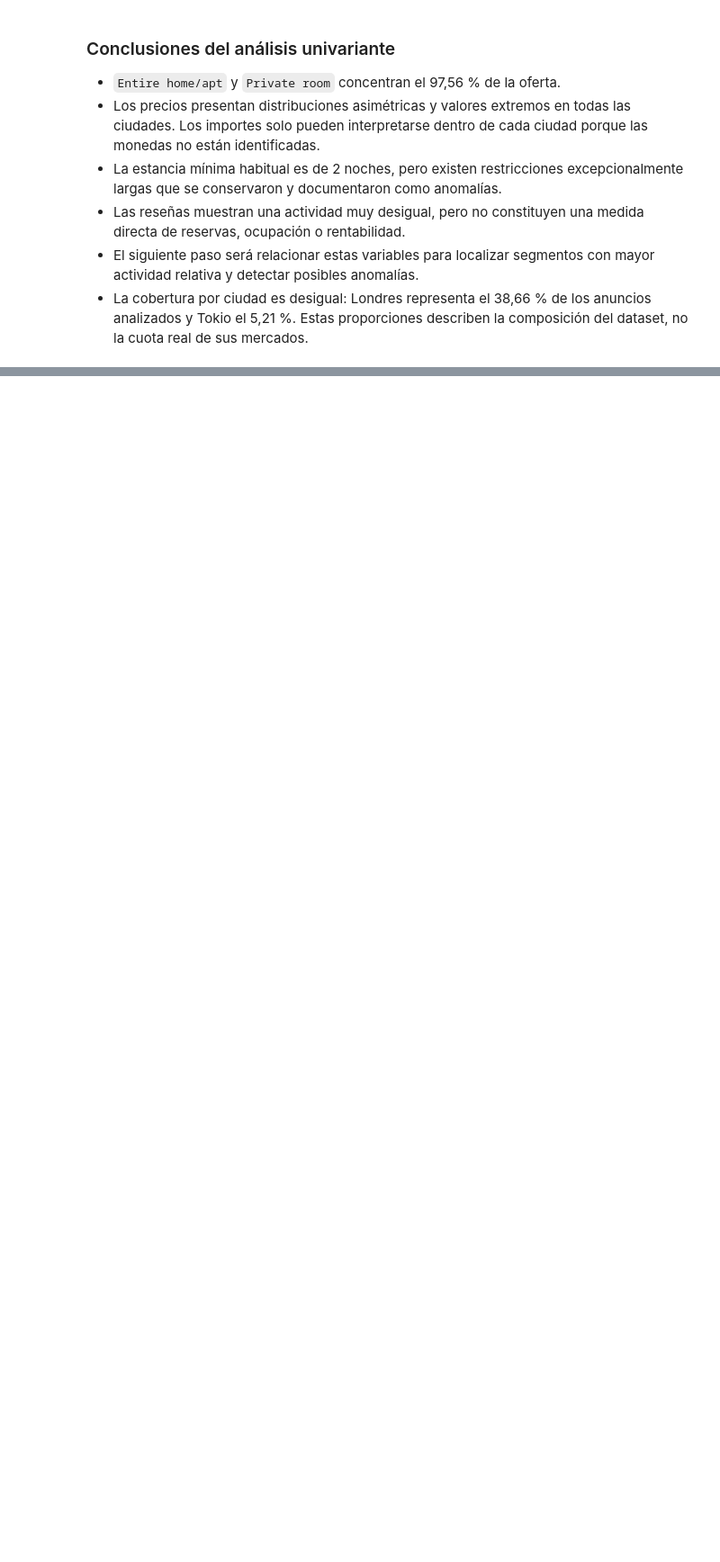
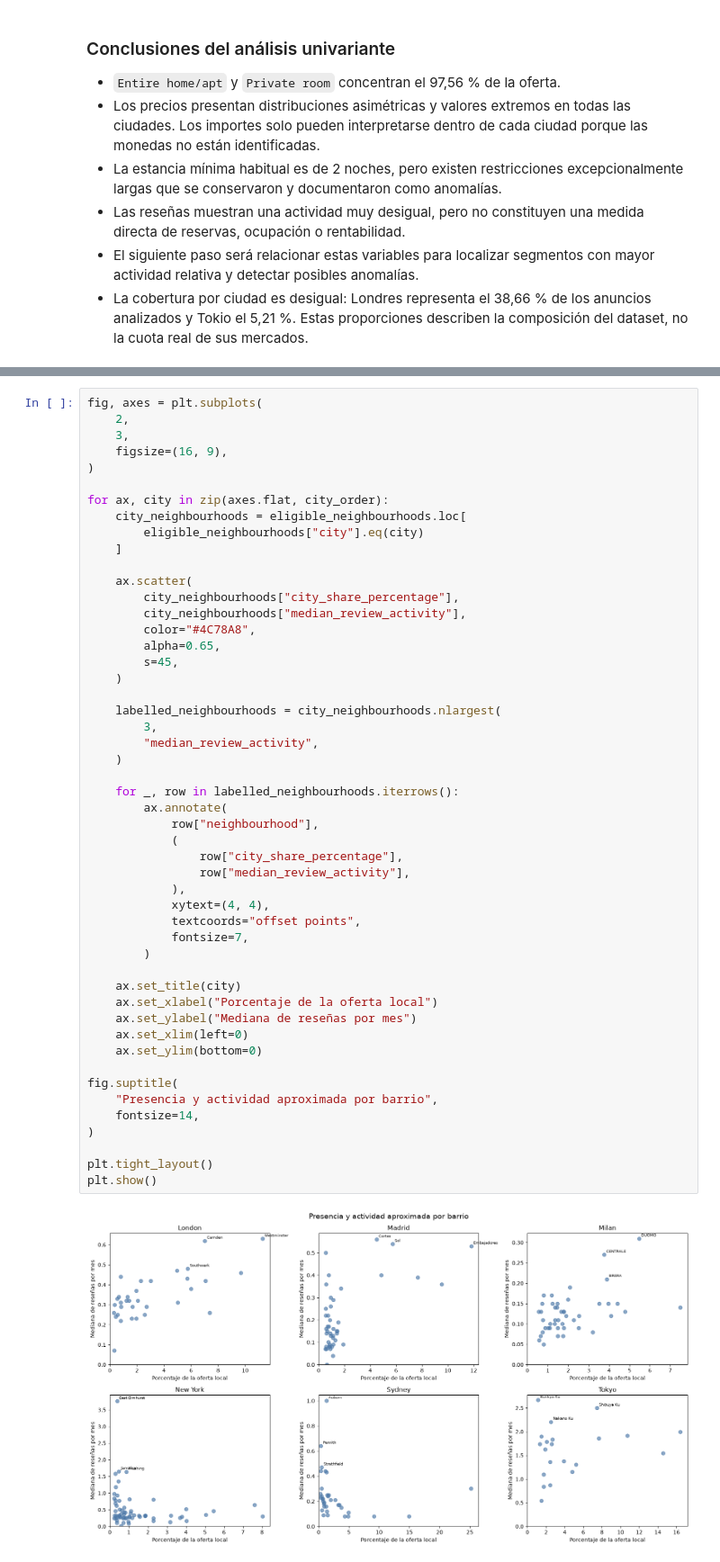
Before and after one commit to Bootcamp-IA-MAD-P7/project8-ad1, a Jupyter notebook: notebooks/03_exploratory_analysis.ipynb, the cells around one changed output, grey strips where cells are left out. Shown at 90% size. Cells and saved outputs as stored; diff of their text form; blank space fills up the shorter version.

```diff
--- a/notebooks/03_exploratory_analysis.ipynb
+++ b/notebooks/03_exploratory_analysis.ipynb
@@ -734,0 +1035,52 @@ alojamiento y precio.
+# %%
+fig, axes = plt.subplots(
+    2,
+    3,
+    figsize=(16, 9),
+)
+
+for ax, city in zip(axes.flat, city_order):
+    city_neighbourhoods = eligible_neighbourhoods.loc[
+        eligible_neighbourhoods["city"].eq(city)
+    ]
+
+    ax.scatter(
+        city_neighbourhoods["city_share_percentage"],
+        city_neighbourhoods["median_review_activity"],
+        color="#4C78A8",
+        alpha=0.65,
+        s=45,
+    )
+
+    labelled_neighbourhoods = city_neighbourhoods.nlargest(
+        3,
+        "median_review_activity",
+    )
+
+    for _, row in labelled_neighbourhoods.iterrows():
+        ax.annotate(
+            row["neighbourhood"],
+            (
+                row["city_share_percentage"],
+                row["median_review_activity"],
+            ),
+            xytext=(4, 4),
+            textcoords="offset points",
+            fontsize=7,
+        )
+
+    ax.set_title(city)
+    ax.set_xlabel("Porcentaje de la oferta local")
+    ax.set_ylabel("Mediana de reseñas por mes")
+    ax.set_xlim(left=0)
+    ax.set_ylim(bottom=0)
+
+fig.suptitle(
+    "Presencia y actividad aproximada por barrio",
+    fontsize=14,
+)
+
+plt.tight_layout()
+plt.show()
+# %% [output]
+[figure, added]
```
Also changed, not shown: parts of 11 cells of this notebook, 4 other files.
